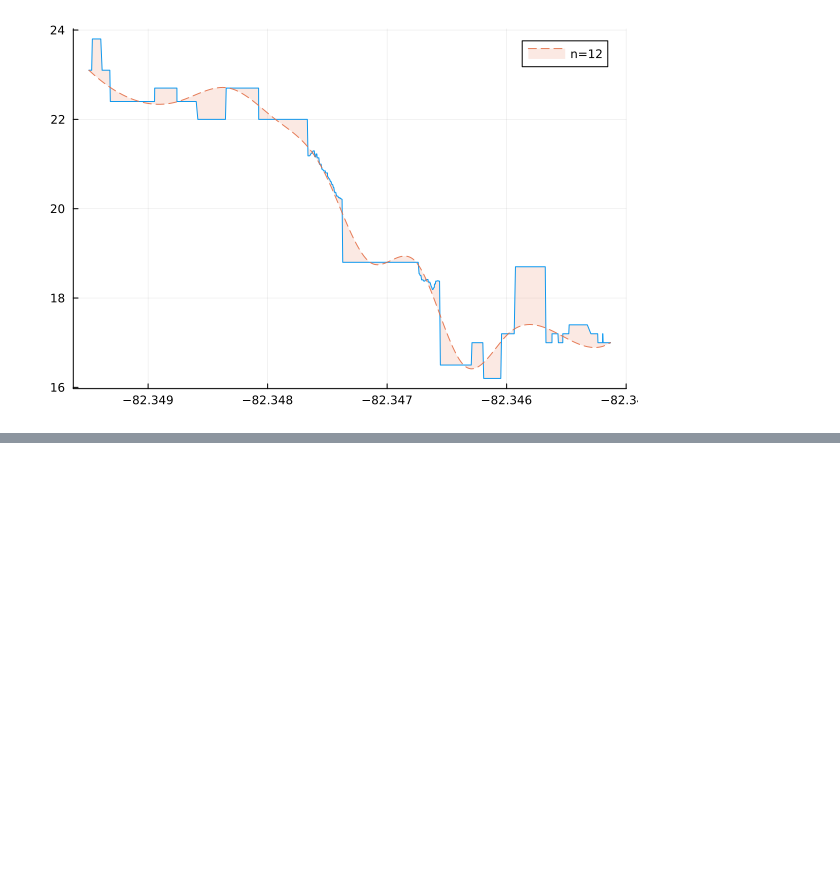
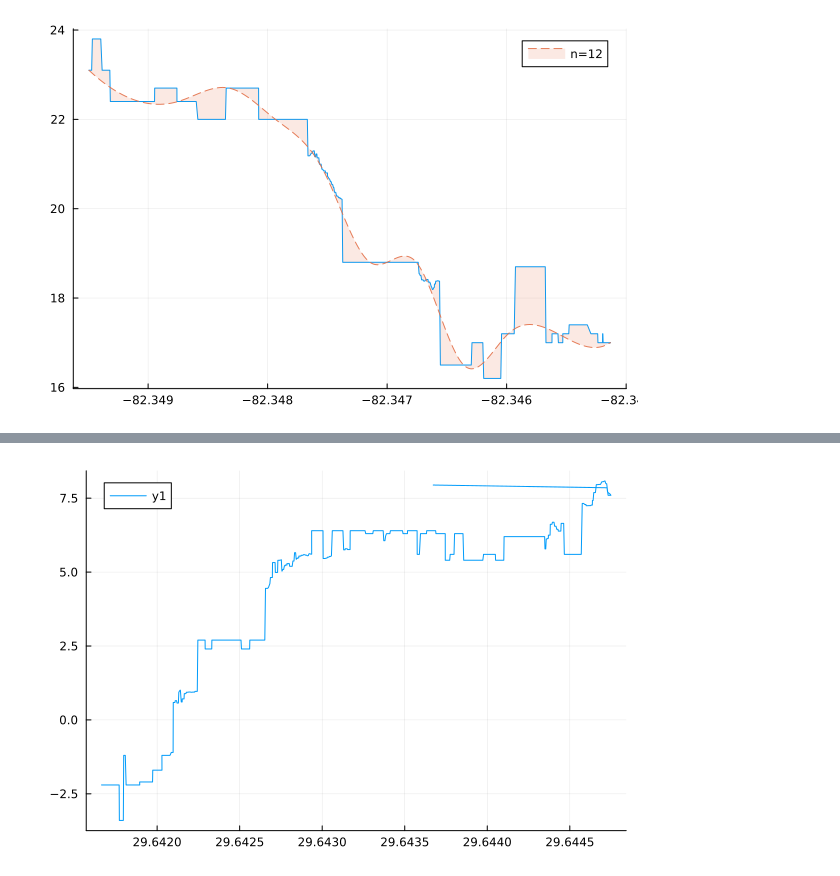
Before and after one commit to Scevitee/NA-FinalProject, a Jupyter notebook: src/cubic_1d/demo/cubic_1d_demo.ipynb, the cells around one changed output, grey strips where cells are left out. Drawn from its saved outputs; the diff is of its cells as text; code cells hidden in the pictures; blank space fills up the shorter version.

Commit message:
visuals, additional tools

```diff
--- a/src/cubic_1d/demo/cubic_1d_demo.ipynb
+++ b/src/cubic_1d/demo/cubic_1d_demo.ipynb
@@ -211,0 +314,13 @@ indices = [1, 85, 170, 254, 338, 423, 507, 592, 676, 760, 845, 929]
+# %%
+filename="../../../data/Sweetwater/Location-Justin-04-04_1.csv"
+data = CSV.File(open(filename)) |> DataFrame
+
+# using the latitude as our x-values and the altitude as our y-values
+# dataframes make it easy to get these values by using the dot syntax
+
+x = data.latitude;
+y = data.altitude;
+# %%
+plot(x, y)
+# %% [output]
+[figure, added]
```
Also changed, not shown: parts of 30 cells of this notebook, 21 other files.
